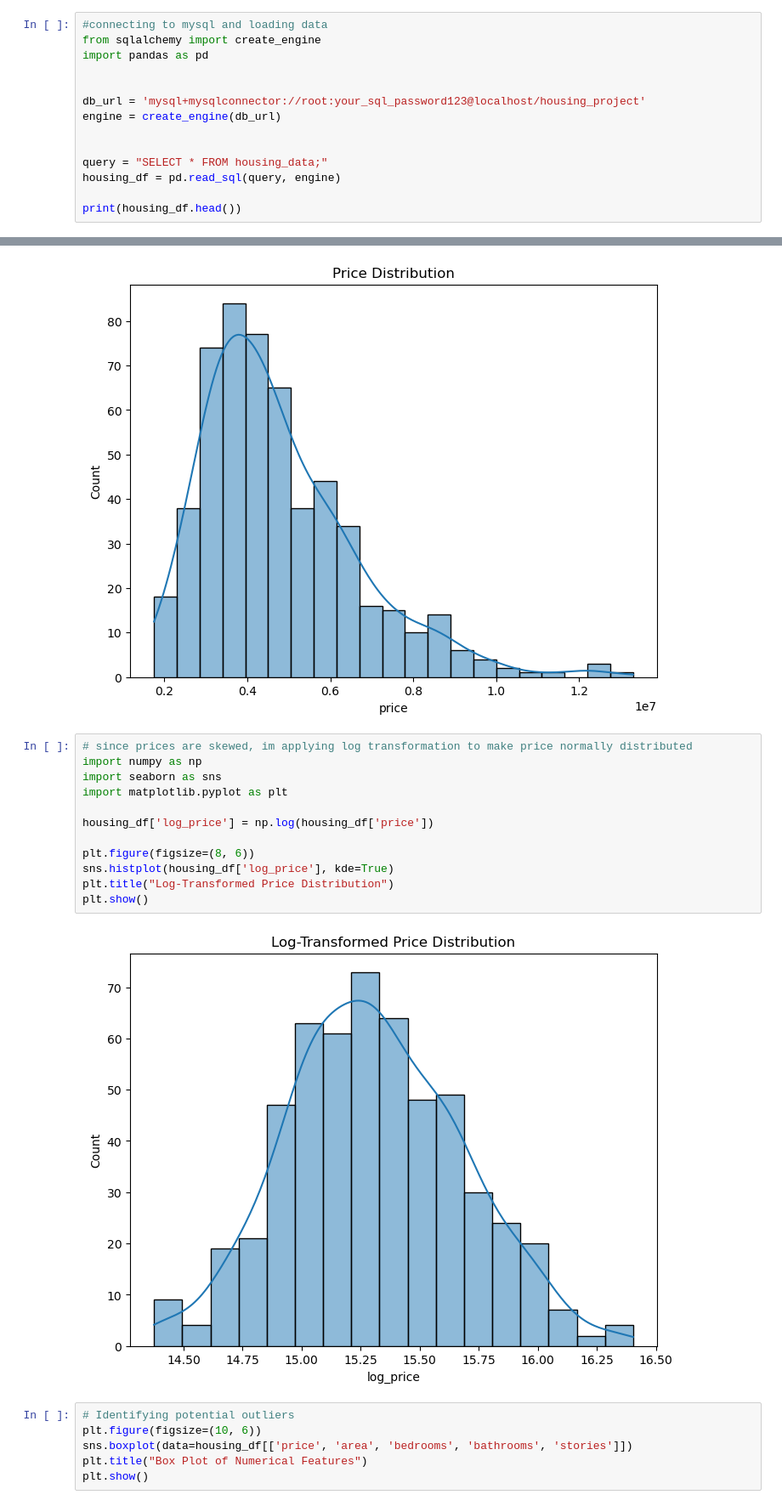
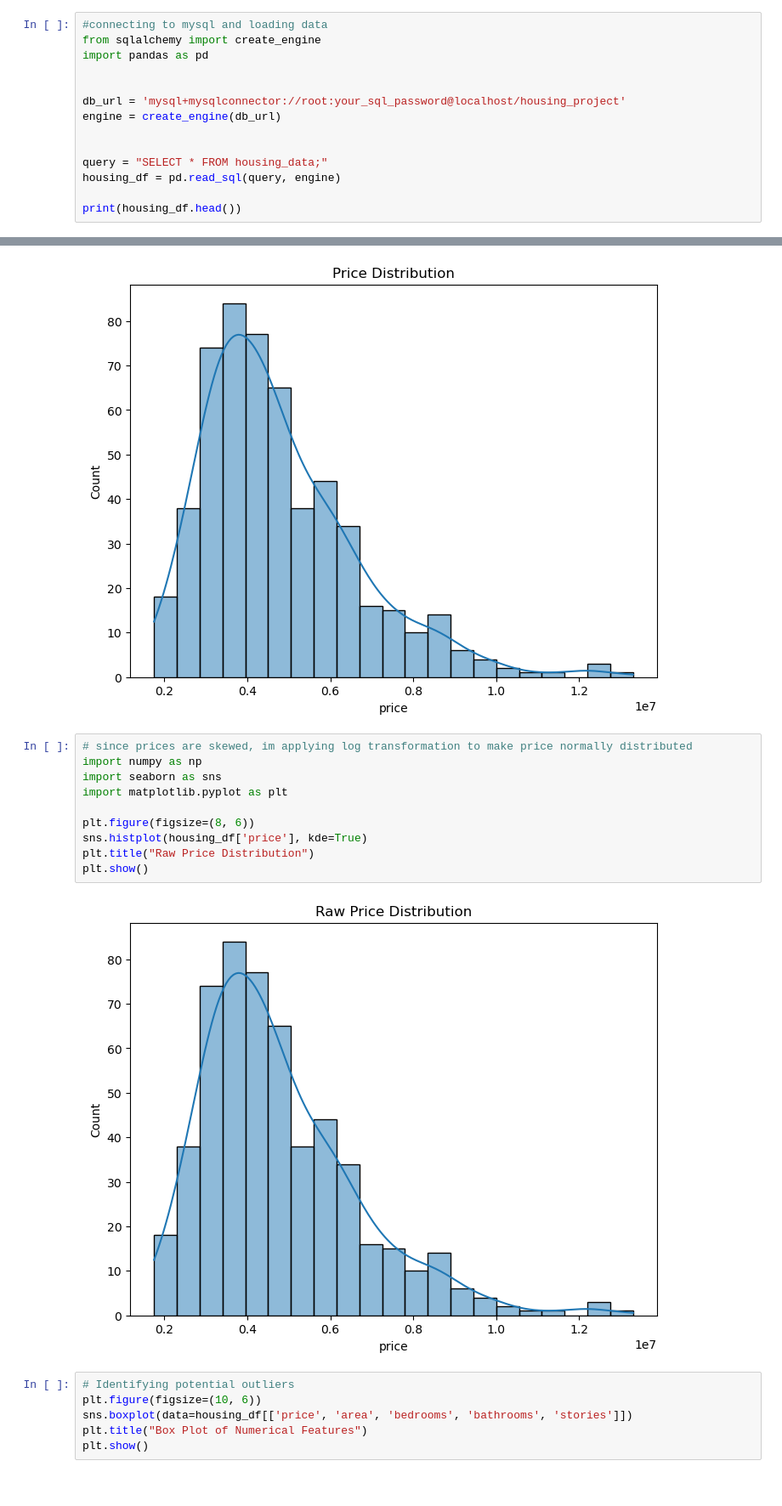
Before and after one commit to mb288/CAP4770FinalProject, a Jupyter notebook: housePrediction.ipynb, the cells around one changed output, grey strips where cells are left out. Shown at 85% size. Saved outputs shown, nothing was run; the diff lists cells and outputs as text.

```diff
--- a/housePrediction.ipynb
+++ b/housePrediction.ipynb
@@ -26,7 +23,7 @@ from sqlalchemy import create_engine
 import pandas as pd
 
 
-db_url = 'mysql+mysqlconnector://root:your_sql_password123@localhost/housing_project'
+db_url = 'mysql+mysqlconnector://root:your_sql_password@localhost/housing_project'
 engine = create_engine(db_url)
 
 
@@ -131,17 +128,15 @@ plt.show()
 # %%
 # since prices are skewed, im applying log transformation to make price normally distributed
 import numpy as np
 import seaborn as sns
 import matplotlib.pyplot as plt
 
-housing_df['log_price'] = np.log(housing_df['price'])
-
 plt.figure(figsize=(8, 6))
-sns.histplot(housing_df['log_price'], kde=True)
-plt.title("Log-Transformed Price Distribution")
+sns.histplot(housing_df['price'], kde=True)
+plt.title("Raw Price Distribution")
 plt.show()
 # %% [output]
-[figure, old version]
+[figure, new version]
 # %%
 # Identifying potential outliers
 plt.figure(figsize=(10, 6))
```
Also changed, not shown: parts of 17 cells of this notebook, 2 other files.
